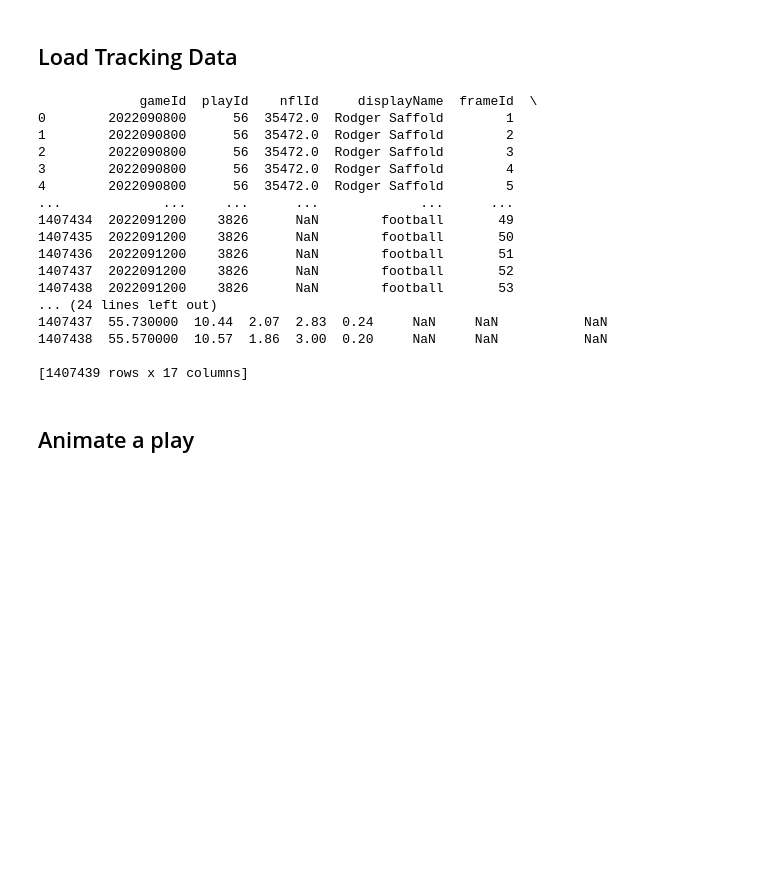
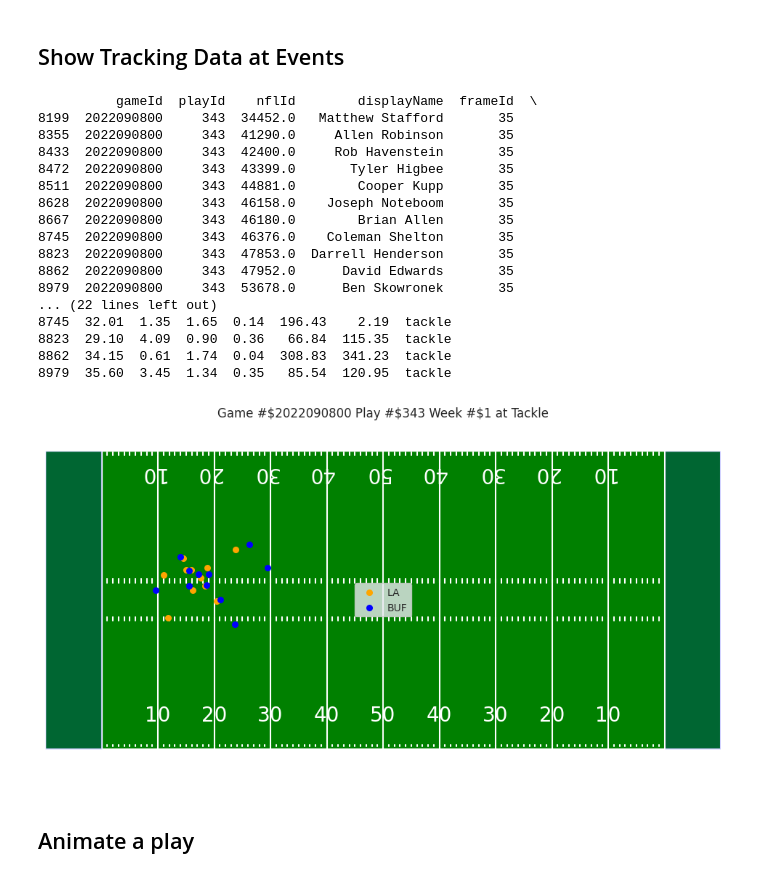
Before and after one commit to PaulASeward/CastleDefense, a Jupyter notebook: visualizeGreenField.ipynb, the cells around one changed output. Drawn from its saved outputs; the diff is of its cells as text; code cells hidden in the pictures; blank space fills up the shorter version.

Commit message:
use static visualization plots by event

```diff
--- a/visualizeGreenField.ipynb
+++ b/visualizeGreenField.ipynb
@@ -13,34 +31,30 @@ plt.show()
 # %% [markdown]
-## Load Tracking Data
+## Show Tracking Data at Events
 # %%
-import pandas as pd
-import os
+gameId = 2022090800
+playId = 343
 week = 1
-df = pd.read_csv(os.path.join(os.getcwd(), 'tracking_data', 'tracking_week_' + str(week) + '.csv'))
-print(df)
 
-games_ids = {}
-games = df.groupby(by=["gameId"])
-for game, data in games:
-    games_ids[game] = list(set(data.playId.tolist()))
+plot_single_play_events(playId, gameId, week)
 # %% [output]
-             gameId  playId    nflId     displayName  frameId  \
-0        2022090800      56  35472.0  Rodger Saffold        1
-1        2022090800      56  35472.0  Rodger Saffold        2
-2        2022090800      56  35472.0  Rodger Saffold        3
-3        2022090800      56  35472.0  Rodger Saffold        4
-4        2022090800      56  35472.0  Rodger Saffold        5
-...             ...     ...      ...             ...      ...
-1407434  2022091200    3826      NaN        football       49
-1407435  2022091200    3826      NaN        football       50
-1407436  2022091200    3826      NaN        football       51
-1407437  2022091200    3826      NaN        football       52
-1407438  2022091200    3826      NaN        football       53
-... (24 lines left out)
-1407437  55.730000  10.44  2.07  2.83  0.24     NaN     NaN           NaN
-1407438  55.570000  10.57  1.86  3.00  0.20     NaN     NaN           NaN
-
-[1407439 rows x 17 columns]
+          gameId  playId    nflId        displayName  frameId  \
+8199  2022090800     343  34452.0   Matthew Stafford       35
+8355  2022090800     343  41290.0     Allen Robinson       35
+8433  2022090800     343  42400.0     Rob Havenstein       35
+8472  2022090800     343  43399.0       Tyler Higbee       35
+8511  2022090800     343  44881.0        Cooper Kupp       35
+8628  2022090800     343  46158.0    Joseph Noteboom       35
+8667  2022090800     343  46180.0        Brian Allen       35
+8745  2022090800     343  46376.0    Coleman Shelton       35
+8823  2022090800     343  47853.0  Darrell Henderson       35
+8862  2022090800     343  47952.0      David Edwards       35
+8979  2022090800     343  53678.0      Ben Skowronek       35
+... (22 lines left out)
+8745  32.01  1.35  1.65  0.14  196.43    2.19  tackle
+8823  29.10  4.09  0.90  0.36   66.84  115.35  tackle
+8862  34.15  0.61  1.74  0.04  308.83  341.23  tackle
+8979  35.60  3.45  1.34  0.35   85.54  120.95  tackle
+[figure, added]
 # %% [markdown]
 ## Animate a play
 # %%
```
Also changed, not shown: parts of 2 cells of this notebook, 2 other files.
